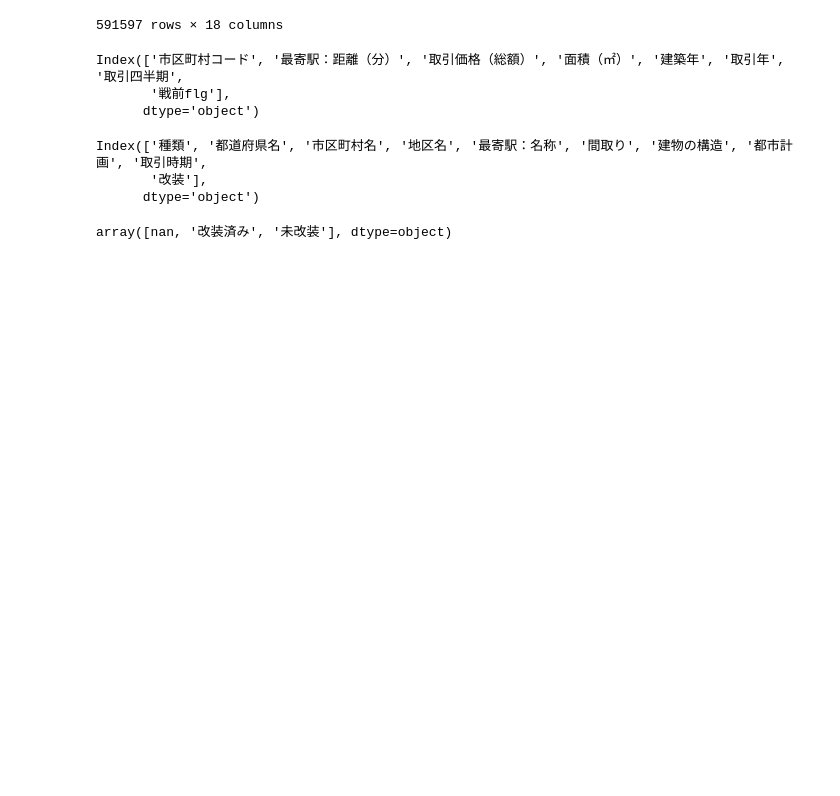
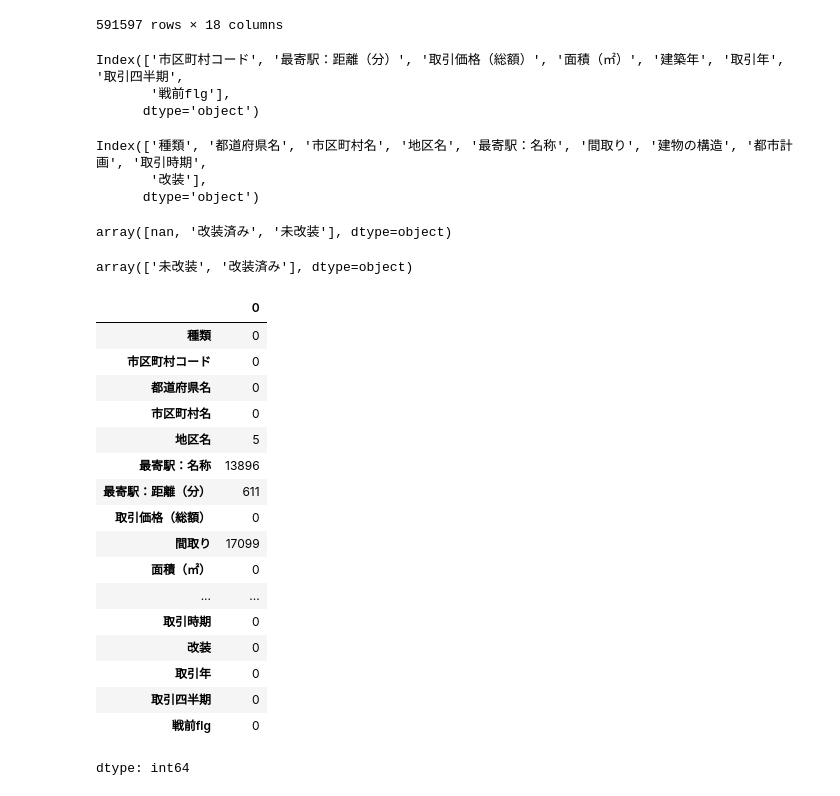
Before and after one commit to shun0109/colab, a Jupyter notebook: processing.ipynb, the cells around one changed output. Saved outputs shown, nothing was run; the diff lists cells and outputs as text; code cells hidden in the pictures; blank space fills up the shorter version.

```diff
--- a/processing.ipynb
+++ b/processing.ipynb
@@ -594,3 +594,30 @@ Index(['種類', '都道府県名', '市区町村名', '地区名', '最寄駅
 df_preowned['改装'].unique()
 # %% [output]
 array([nan, '改装済み', '未改装'], dtype=object)
+# %%
+df_preowned['改装']=df_preowned['改装'].fillna('未改装')
+# %%
+df_preowned['改装'].unique()
+# %% [output]
+array(['未改装', '改装済み'], dtype=object)
+# %%
+df_preowned.isna().sum()
+# %% [output]
+|  | 0 |
+| 種類 | 0 |
+| 市区町村コード | 0 |
+| 都道府県名 | 0 |
+| 市区町村名 | 0 |
+| 地区名 | 5 |
+| 最寄駅：名称 | 13896 |
+| 最寄駅：距離（分） | 611 |
+| 取引価格（総額） | 0 |
+| 間取り | 17099 |
+| 面積（㎡） | 0 |
+| ... | ... |
+| 取引時期 | 0 |
+| 改装 | 0 |
+| 取引年 | 0 |
+| 取引四半期 | 0 |
+| 戦前flg | 0 |
+dtype: int64
```
Also changed, not shown: parts of 1 cell of this notebook.
